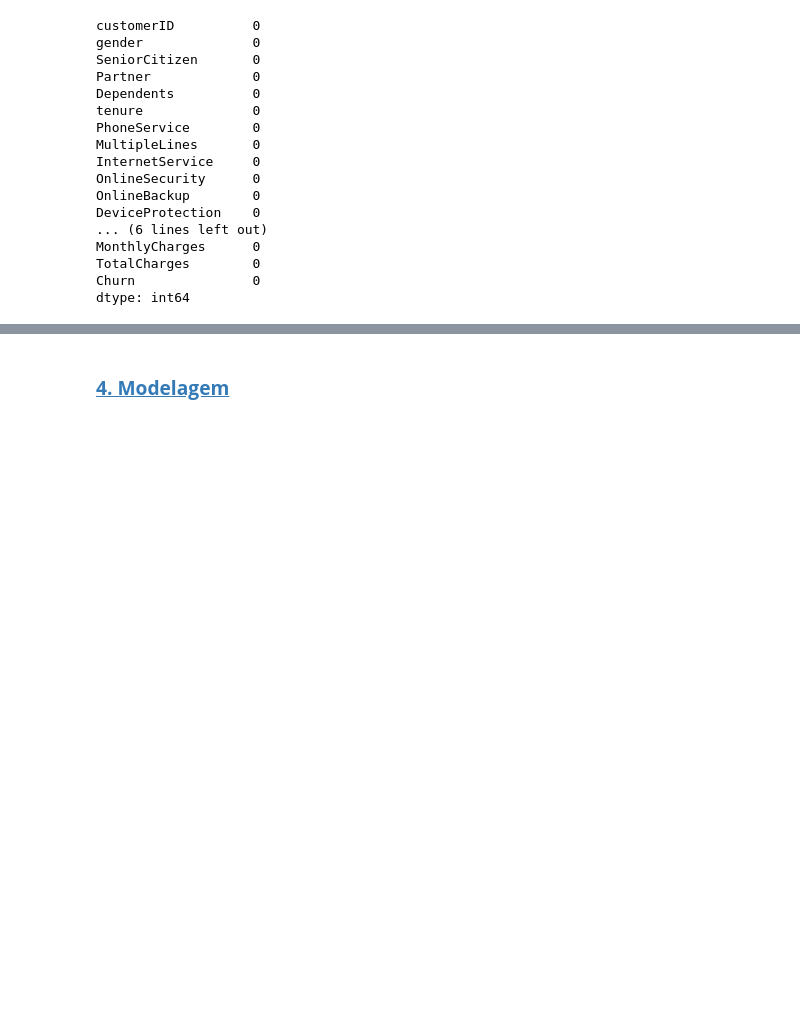
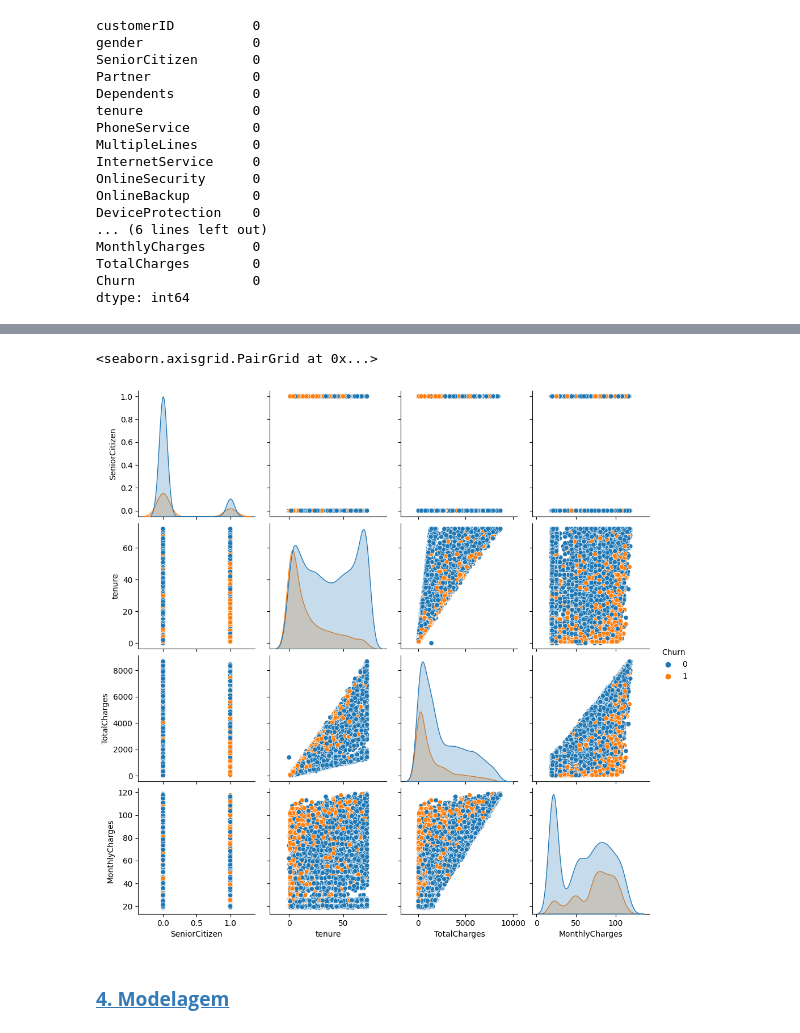
Before and after one commit to Texugo-928/Projeto_ML_Churn, a Jupyter notebook: Projeto_ML_Grupo_4.ipynb, the cells around one changed output, grey strips where cells are left out. Saved outputs shown, nothing was run; the diff lists cells and outputs as text; code cells hidden in the pictures; blank space fills up the shorter version.

```diff
--- a/Projeto_ML_Grupo_4.ipynb
+++ b/Projeto_ML_Grupo_4.ipynb
@@ -254,3 +428,11 @@ df_churn.head().T
+# %%
+#Relação entre algumas variáveis de acordo com o Churn
+
+#sns.pairplot(df_churn, hue='Churn')
+sns.pairplot(df_churn, vars=['SeniorCitizen', 'tenure', 'TotalCharges','MonthlyCharges'], hue='Churn')
+# %% [output]
+<seaborn.axisgrid.PairGrid at 0x...>
+[figure, added]
 # %% [markdown]
 ### **[4. Modelagem](#4.-Modelagem)**
 # %% [markdown]
```
Also changed, not shown: parts of 51 cells of this notebook.
